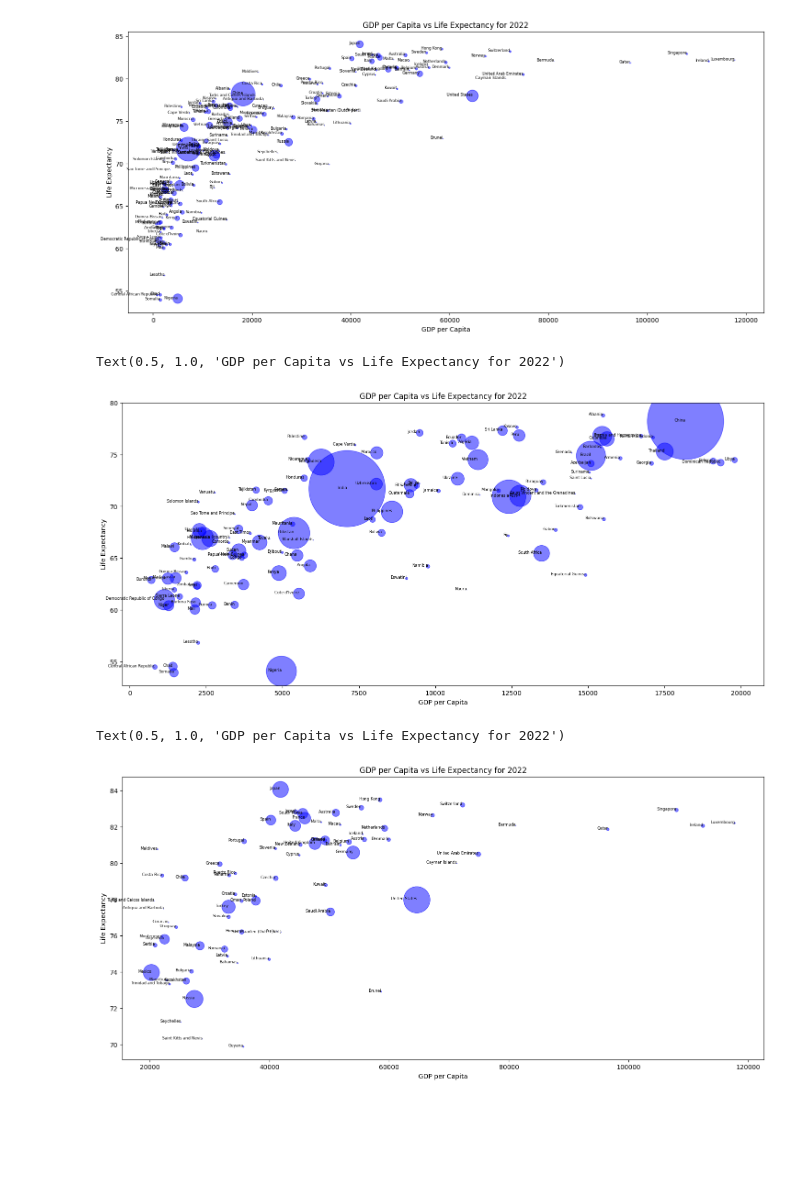
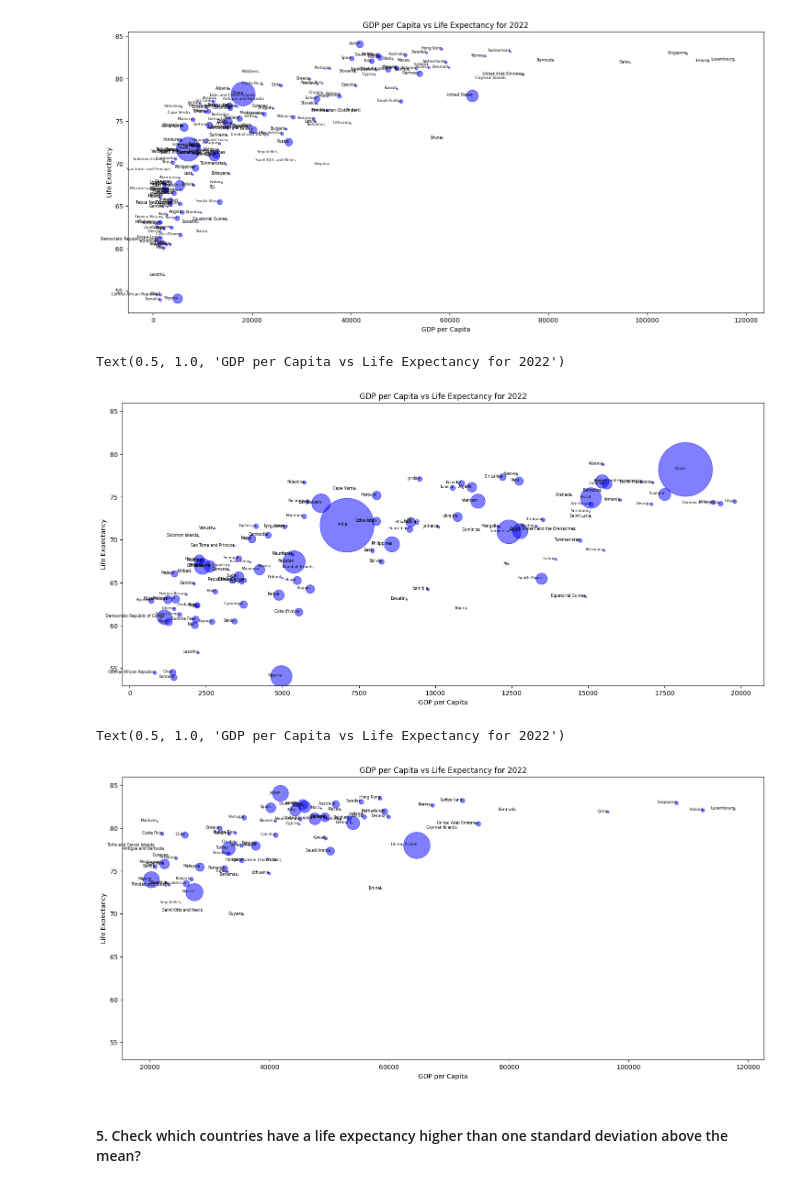
Before and after one commit to sdvelev/Introduction-To-Data-Science-And-AI, a Jupyter notebook: 01-introduction-to-data-science-and-python/assignment-1-Stefan-Velev.ipynb, the cells around one changed output. Drawn from its saved outputs; the diff is of its cells as text; code cells hidden in the pictures; blank space fills up the shorter version.

```diff
--- a/01-introduction-to-data-science-and-python/assignment-1-Stefan-Velev.ipynb
+++ b/01-introduction-to-data-science-and-python/assignment-1-Stefan-Velev.ipynb
@@ -91,19 +92,21 @@ Text(0.5, 1.0, 'GDP per Capita vs Life Expectancy for 2022')
 # %%
 plt.figure(figsize=(18, 8))
 df_lower_GDP = df[df['GDP per capita'] <= 20000]
 plt.scatter(df_lower_GDP['GDP per capita'], df_lower_GDP['Life expectancy'], color='blue', s = df_lower_GDP['Population']/200000, alpha=0.5)
 
 #plt.xticks([1000, 2000, 5000, 10000, 20000, 50000, 100000])
 
+plt.ylim(53, 86)
+
 for i, country in enumerate(df_lower_GDP['Country']):
     plt.text(df_lower_GDP['GDP per capita'].iloc[i], df_lower_GDP['Life expectancy'].iloc[i], df_lower_GDP['Country'].iloc[i], fontsize=6, ha='right')
 
 plt.xlabel('GDP per Capita')
 plt.ylabel('Life Expectancy')
 plt.title('GDP per Capita vs Life Expectancy for 2022')
 # %% [output]
 Text(0.5, 1.0, 'GDP per Capita vs Life Expectancy for 2022')
-[figure, old version]
+[figure, new version]
 # %%
 plt.figure(figsize=(18, 8))
 df_higher_GDP = df[df['GDP per capita'] >= 20000]
@@ -111,6 +114,8 @@ plt.scatter(df_higher_GDP['GDP per capita'], df_higher_GDP['Life expectancy'], c
 
 #plt.xticks([1000, 2000, 5000, 10000, 20000, 50000, 100000])
 
+plt.ylim(53, 86)
+
 for i, country in enumerate(df_higher_GDP['Country']):
     plt.text(df_higher_GDP['GDP per capita'].iloc[i], df_higher_GDP['Life expectancy'].iloc[i], df_higher_GDP['Country'].iloc[i], fontsize=6, ha='right')
 
@@ -119,4 +124,6 @@ plt.ylabel('Life Expectancy')
 plt.title('GDP per Capita vs Life Expectancy for 2022')
 # %% [output]
 Text(0.5, 1.0, 'GDP per Capita vs Life Expectancy for 2022')
-[figure, old version]
+[figure, new version]
+# %% [markdown]
+#### 5. Check which countries have a life expectancy higher than one standard deviation above the mean?
```
Also changed, not shown: parts of 14 cells of this notebook.
